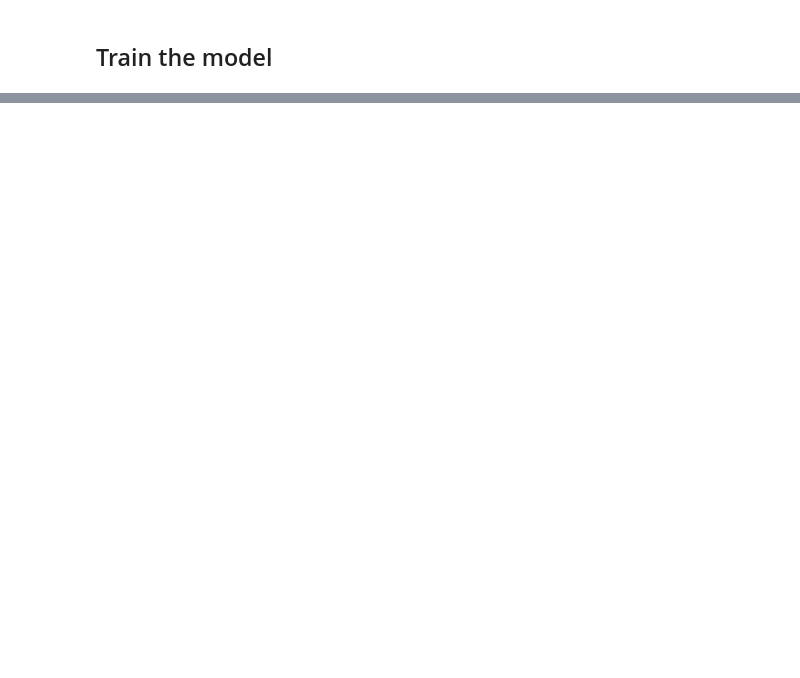
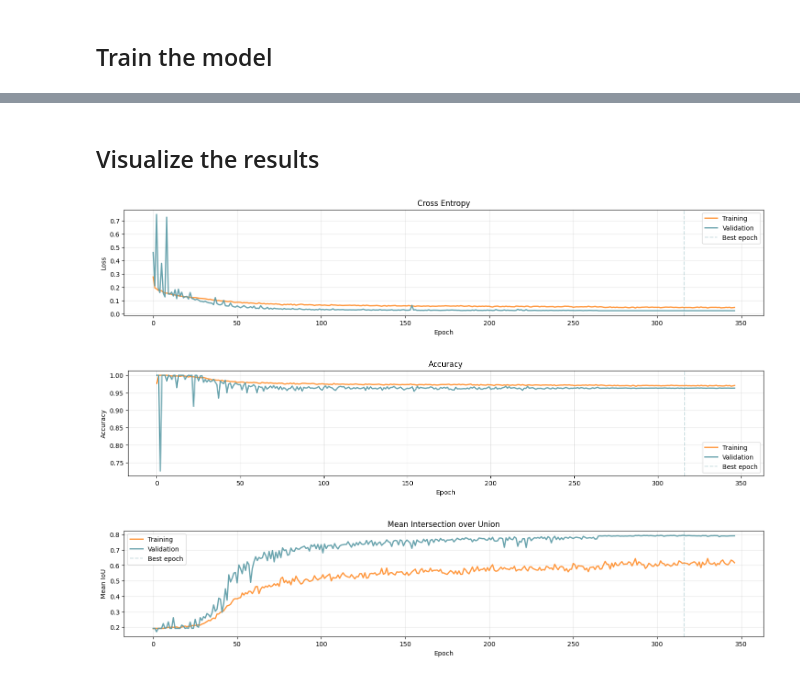
Before and after one commit to StefanoArcaro/biocv-project, a Jupyter notebook: project_unet_data_augmentation.ipynb, the cells around one changed output, grey strips where cells are left out. Cells and saved outputs as stored; diff of their text form; code cells hidden in the pictures; blank space fills up the shorter version.

```diff
--- a/project_unet_data_augmentation.ipynb
+++ b/project_unet_data_augmentation.ipynb
@@ -88,7 +208,7 @@ num_classes = len(np.unique(y_train))
 
 # Define hyperparameters
 learning_rate = 1e-3
-batch_size = 16
+batch_size = 8
 epochs = 1000
 
 # Define compile parameters
@@ -100,14 +220,16 @@ metrics = ['accuracy', UpdatedMeanIoU(num_classes=num_classes)]
 patience = 30
 early_stopping = keras.callbacks.EarlyStopping(monitor='val_mean_iou', mode='max', patience=patience, restore_best_weights=True)
 reduce_lr = keras.callbacks.ReduceLROnPlateau(monitor='val_mean_iou', mode='max', factor=0.1, patience=patience-5, min_lr=1e-6)
+# %%
+# Instantiate the data generator
+data_generator = CustomDataGenerator(X_train, y_train, batch_size=batch_size, augmentations=augmentation_pipeline)
 # %%
 # Compile the model
-unet_model.compile(loss=loss, optimizer=optimizer, metrics=metrics)
+model.compile(loss=loss, optimizer=optimizer, metrics=metrics)
 # %%
 # Train the model
-history = unet_model.fit(
-    X_train,
-    y_train,
+history = model.fit(
+    data_generator,
     batch_size=batch_size,
     epochs=epochs,
     validation_data=(X_val, y_val),
@@ -153,0 +259,8 @@ augmented_dataset
+# %% [markdown]
+## Visualize the results
+# %%
+utils.plot_results(history)
+# %% [output]
+[figure, added]
+[figure, added]
+[figure, added]
```
Also changed, not shown: parts of 24 cells of this notebook, 5 other files.
